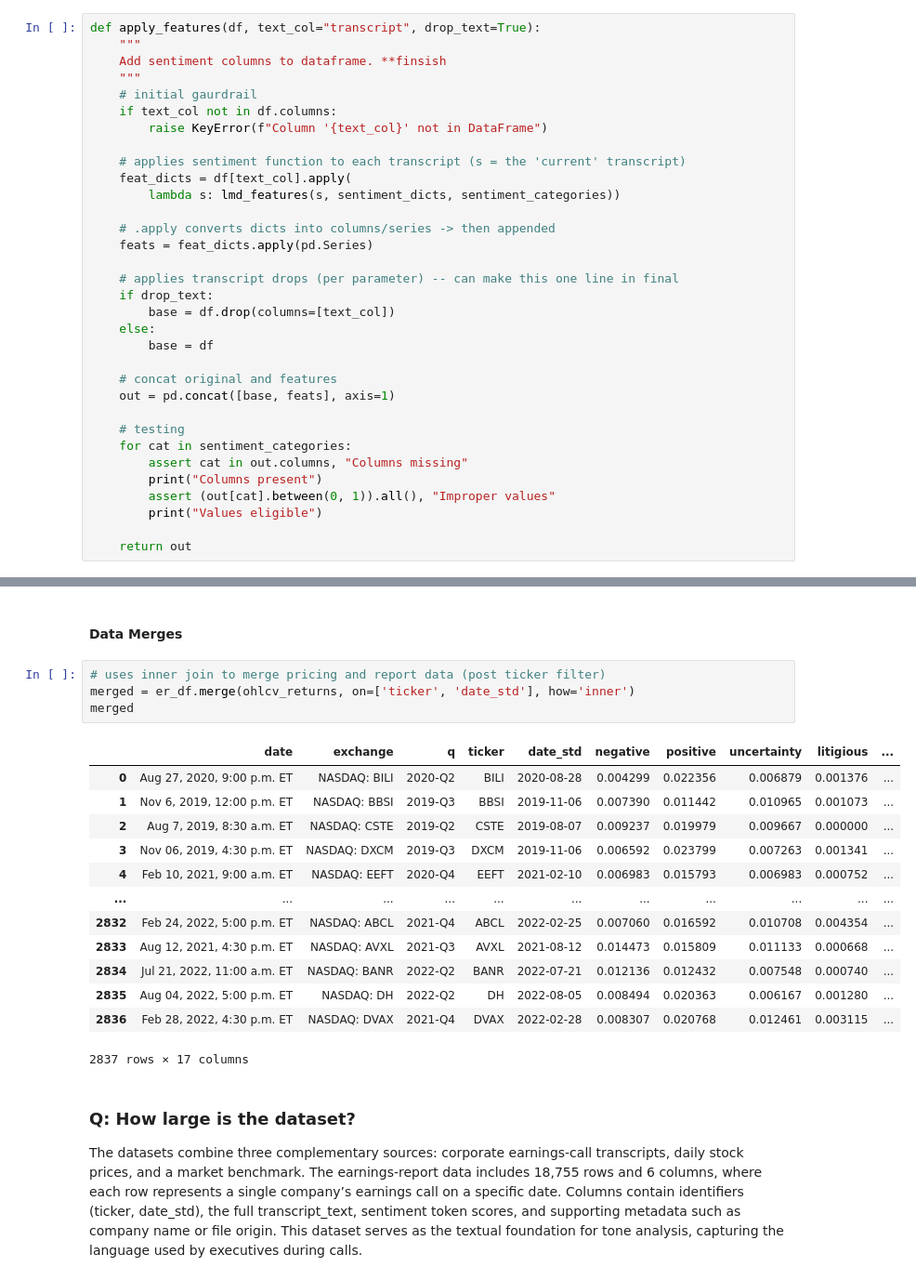
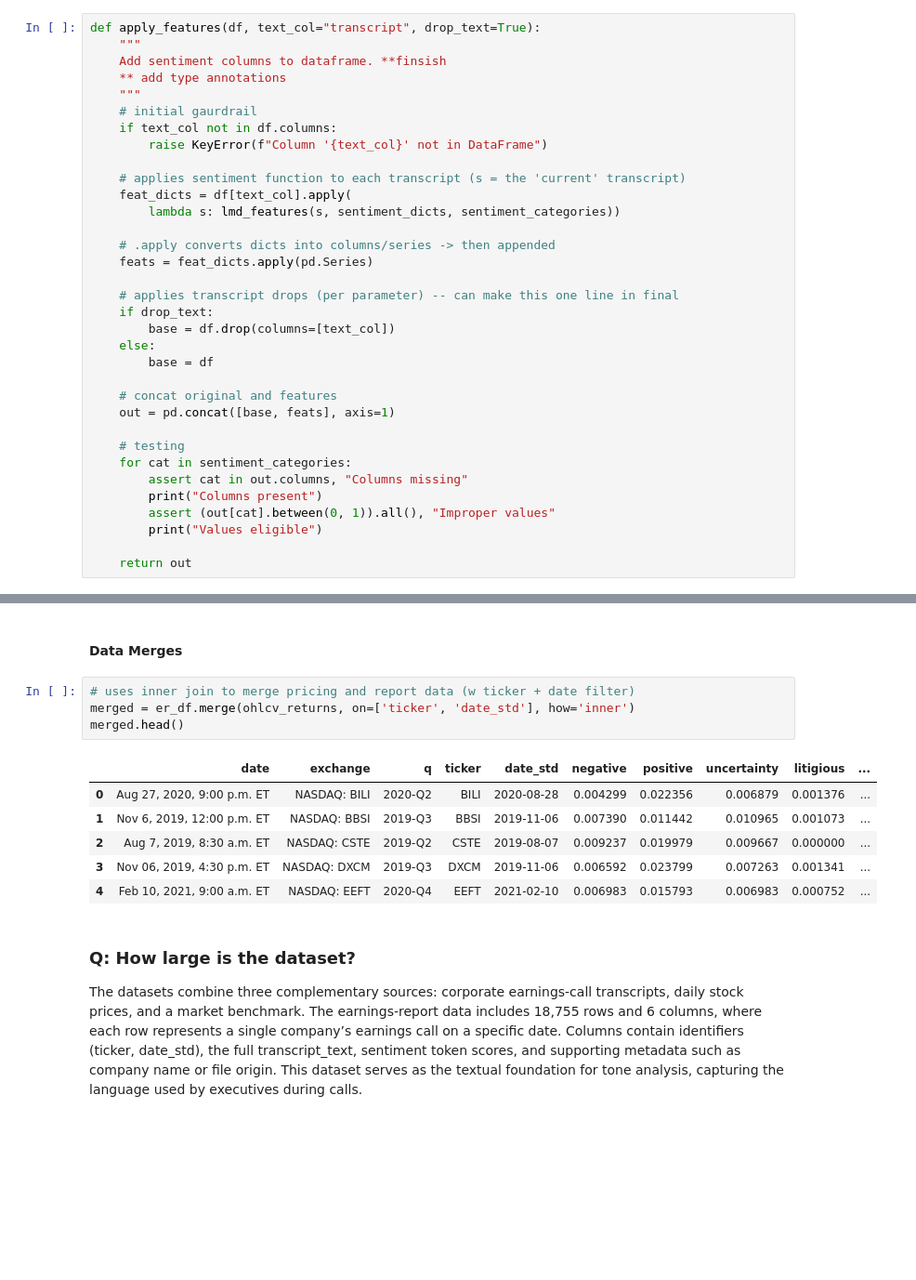
Before and after one commit to asht0nmb/earnings_language_impact, a Jupyter notebook: project.ipynb, the cells around one changed output, grey strips where cells are left out. Shown at 93% size. Drawn from its saved outputs; the diff is of its cells as text; blank space fills up the shorter version.

```diff
--- a/project.ipynb
+++ b/project.ipynb
@@ -313,6 +320,7 @@ Y Test 4: None input
 def apply_features(df, text_col="transcript", drop_text=True):
     """
     Add sentiment columns to dataframe. **finsish
+    ** add type annotations
     """
     # initial gaurdrail
     if text_col not in df.columns:
@@ -505,23 +519,16 @@ Window return calc needed pre-merge, due to data loss on date filter
 # %% [markdown]
 #### Data Merges
 # %%
-# uses inner join to merge pricing and report data (post ticker filter)
+# uses inner join to merge pricing and report data (w ticker + date filter)
 merged = er_df.merge(ohlcv_returns, on=['ticker', 'date_std'], how='inner')
-merged
+merged.head()
 # %% [output]
 |  | date | exchange | q | ticker | date_std | negative | positive | uncertainty | litigious | ... |
 | 0 | Aug 27, 2020, 9:00 p.m. ET | NASDAQ: BILI | 2020-Q2 | BILI | 2020-08-28 | 0.004299 | 0.022356 | 0.006879 | 0.001376 | ... |
 | 1 | Nov 6, 2019, 12:00 p.m. ET | NASDAQ: BBSI | 2019-Q3 | BBSI | 2019-11-06 | 0.007390 | 0.011442 | 0.010965 | 0.001073 | ... |
 | 2 | Aug 7, 2019, 8:30 a.m. ET | NASDAQ: CSTE | 2019-Q2 | CSTE | 2019-08-07 | 0.009237 | 0.019979 | 0.009667 | 0.000000 | ... |
 | 3 | Nov 06, 2019, 4:30 p.m. ET | NASDAQ: DXCM | 2019-Q3 | DXCM | 2019-11-06 | 0.006592 | 0.023799 | 0.007263 | 0.001341 | ... |
 | 4 | Feb 10, 2021, 9:00 a.m. ET | NASDAQ: EEFT | 2020-Q4 | EEFT | 2021-02-10 | 0.006983 | 0.015793 | 0.006983 | 0.000752 | ... |
-| ... | ... | ... | ... | ... | ... | ... | ... | ... | ... | ... |
-| 2832 | Feb 24, 2022, 5:00 p.m. ET | NASDAQ: ABCL | 2021-Q4 | ABCL | 2022-02-25 | 0.007060 | 0.016592 | 0.010708 | 0.004354 | ... |
-| 2833 | Aug 12, 2021, 4:30 p.m. ET | NASDAQ: AVXL | 2021-Q3 | AVXL | 2021-08-12 | 0.014473 | 0.015809 | 0.011133 | 0.000668 | ... |
-| 2834 | Jul 21, 2022, 11:00 a.m. ET | NASDAQ: BANR | 2022-Q2 | BANR | 2022-07-21 | 0.012136 | 0.012432 | 0.007548 | 0.000740 | ... |
-| 2835 | Aug 04, 2022, 5:00 p.m. ET | NASDAQ: DH | 2022-Q2 | DH | 2022-08-05 | 0.008494 | 0.020363 | 0.006167 | 0.001280 | ... |
-| 2836 | Feb 28, 2022, 4:30 p.m. ET | NASDAQ: DVAX | 2021-Q4 | DVAX | 2022-02-28 | 0.008307 | 0.020768 | 0.012461 | 0.003115 | ... |
-2837 rows × 17 columns
 # %% [markdown]
 ### Q: How large is the dataset?
 The datasets combine three complementary sources: corporate earnings-call transcripts, daily stock prices, and a market benchmark. The earnings-report data includes 18,755 rows and 6 columns, where each row represents a single company’s earnings call on a specific date. Columns contain identifiers (ticker, date_std), the full transcript_text,  sentiment token scores, and supporting metadata such as company name or file origin. This dataset serves as the textual foundation for tone analysis, capturing the language used by executives during calls.
```
Also changed, not shown: parts of 12 cells of this notebook.
